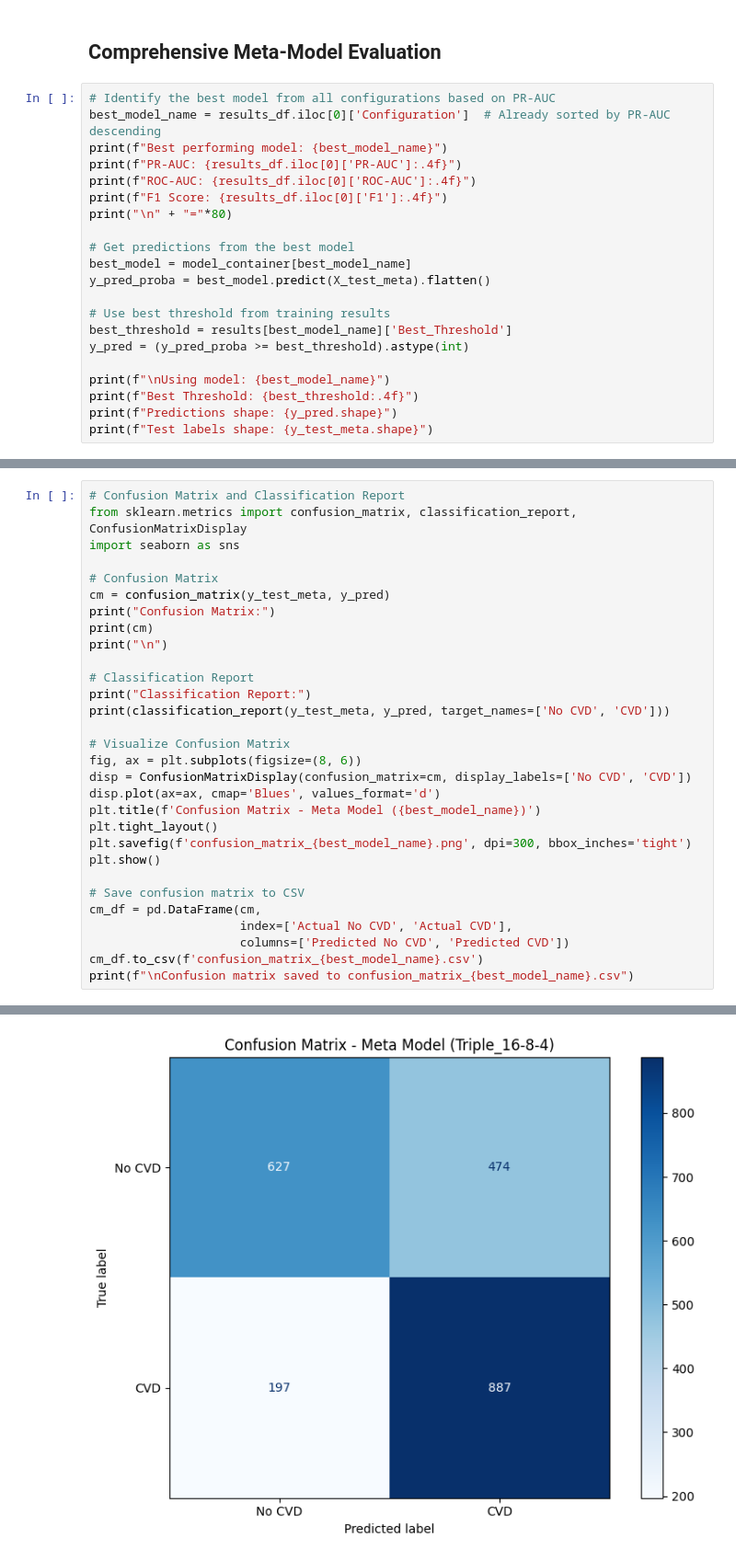
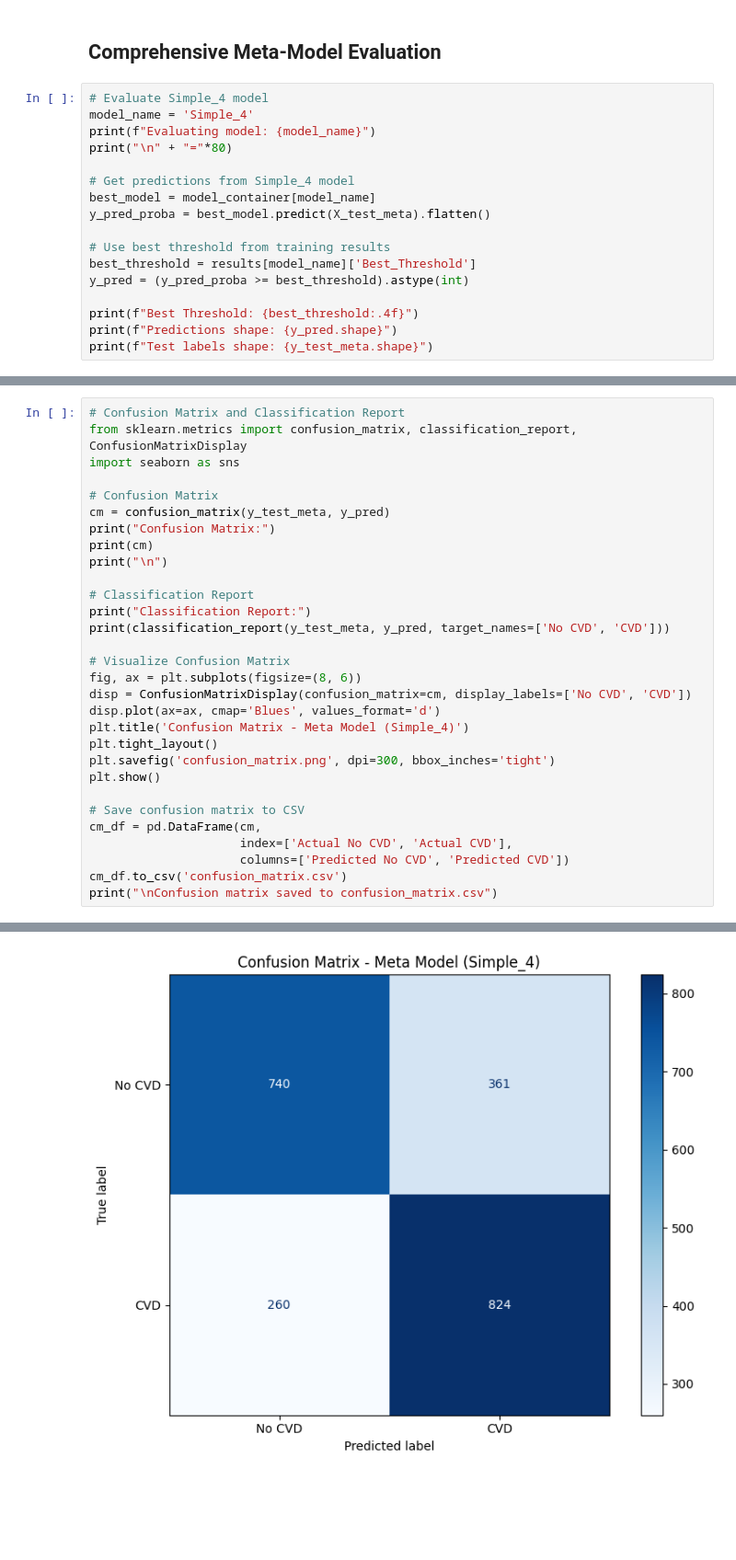
Before and after one commit to AhmedRafid3S5/Hybrid-CVD-Model, a Jupyter notebook: Saved Models Retrain/model B without agb/meta_model_retrain_model_B_withoutAGB.ipynb, the cells around one changed output, grey strips where cells are left out. Shown at 92% size. Cells and saved outputs as stored; diff of their text form; blank space fills up the shorter version.

Commit message:
Updated simple 4 evaluation

```diff
--- a/Saved Models Retrain/model B without agb/meta_model_retrain_model_B_withoutAGB.ipynb
+++ b/Saved Models Retrain/model B without agb/meta_model_retrain_model_B_withoutAGB.ipynb
@@ -396,23 +392,19 @@ All models saved successfully!
 # %% [markdown]
 ## Comprehensive Meta-Model Evaluation
 # %%
-# Identify the best model from all configurations based on PR-AUC
-best_model_name = results_df.iloc[0]['Configuration']  # Already sorted by PR-AUC descending
-print(f"Best performing model: {best_model_name}")
-print(f"PR-AUC: {results_df.iloc[0]['PR-AUC']:.4f}")
-print(f"ROC-AUC: {results_df.iloc[0]['ROC-AUC']:.4f}")
-print(f"F1 Score: {results_df.iloc[0]['F1']:.4f}")
+# Evaluate Simple_4 model
+model_name = 'Simple_4'
+print(f"Evaluating model: {model_name}")
 print("\n" + "="*80)
 
-# Get predictions from the best model
-best_model = model_container[best_model_name]
+# Get predictions from Simple_4 model
+best_model = model_container[model_name]
 y_pred_proba = best_model.predict(X_test_meta).flatten()
 
 # Use best threshold from training results
-best_threshold = results[best_model_name]['Best_Threshold']
+best_threshold = results[model_name]['Best_Threshold']
 y_pred = (y_pred_proba >= best_threshold).astype(int)
 
-print(f"\nUsing model: {best_model_name}")
 print(f"Best Threshold: {best_threshold:.4f}")
 print(f"Predictions shape: {y_pred.shape}")
 print(f"Test labels shape: {y_test_meta.shape}")
@@ -448,16 +435,16 @@ print(classification_report(y_test_meta, y_pred, target_names=['No CVD', 'CVD'])
 fig, ax = plt.subplots(figsize=(8, 6))
 disp = ConfusionMatrixDisplay(confusion_matrix=cm, display_labels=['No CVD', 'CVD'])
 disp.plot(ax=ax, cmap='Blues', values_format='d')
-plt.title(f'Confusion Matrix - Meta Model ({best_model_name})')
+plt.title('Confusion Matrix - Meta Model (Simple_4)')
 plt.tight_layout()
-plt.savefig(f'confusion_matrix_{best_model_name}.png', dpi=300, bbox_inches='tight')
+plt.savefig('confusion_matrix.png', dpi=300, bbox_inches='tight')
 plt.show()
 
 # Save confusion matrix to CSV
 cm_df = pd.DataFrame(cm,
                      index=['Actual No CVD', 'Actual CVD'],
                      columns=['Predicted No CVD', 'Predicted CVD'])
-cm_df.to_csv(f'confusion_matrix_{best_model_name}.csv')
-print(f"\nConfusion matrix saved to confusion_matrix_{best_model_name}.csv")
+cm_df.to_csv('confusion_matrix.csv')
+print("\nConfusion matrix saved to confusion_matrix.csv")
 # %% [output]
 Confusion Matrix:
@@ -477 +464 @@ weighted avg       0.71      0.69      0.69      2185
-[figure, old version]
+[figure, new version]
```
Also changed, not shown: parts of 13 cells of this notebook, 45 other files.
